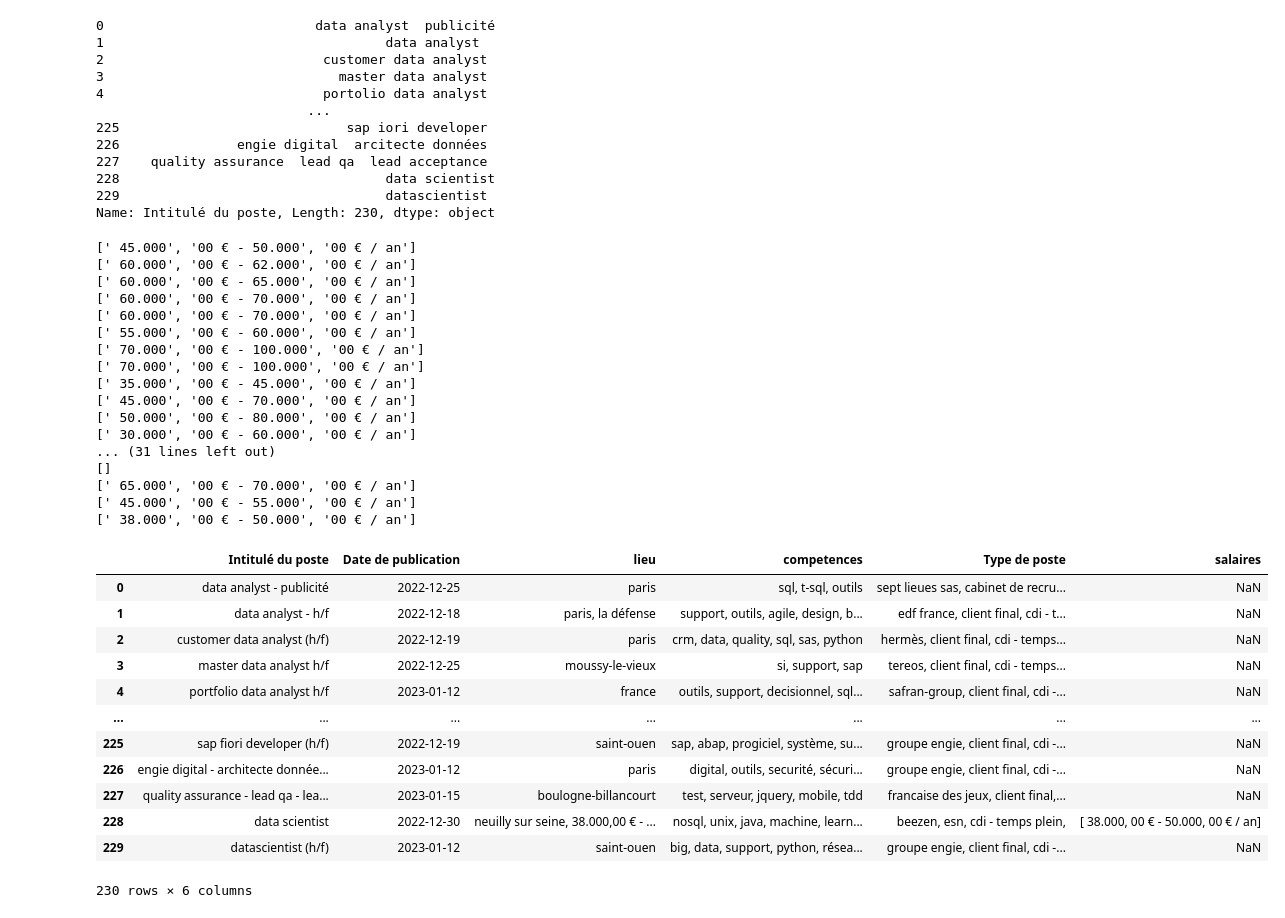
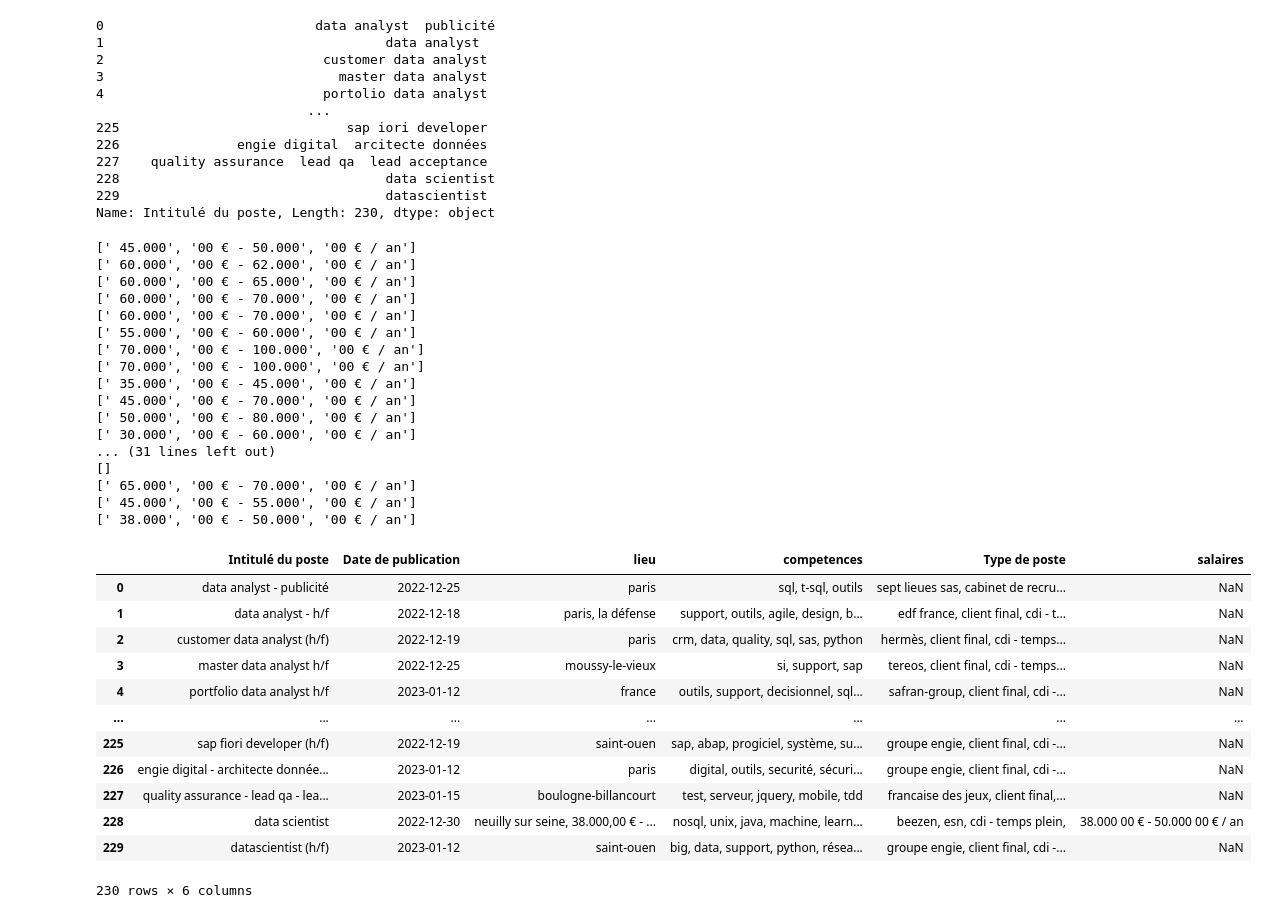
Before and after one commit to data-IA-2022/Find_job_Fengfeng_Asmae_David, a Jupyter notebook: trouve_ton_job.ipynb, the cells around one changed output. Cells and saved outputs as stored; diff of their text form; code cells hidden in the pictures.

```diff
--- a/trouve_ton_job.ipynb
+++ b/trouve_ton_job.ipynb
@@ -114,40 +114,40 @@ for item in salaires:
     elif type(item) is str:
         element = item.split(',')[1:]
         print(element)
-        if element == []:
+        if len(element) >= 2:
+            salaries.append(' '.join(element))
+        else:
             salaries.append(np.nan)
-        else:
-            salaries.append(element)
 df['salaires'] = salaries
 df
 # %% [output]
 [' 45.000', '00 € - 50.000', '00 € / an']
 [' 60.000', '00 € - 62.000', '00 € / an']
 [' 60.000', '00 € - 65.000', '00 € / an']
 [' 60.000', '00 € - 70.000', '00 € / an']
 [' 60.000', '00 € - 70.000', '00 € / an']
 [' 55.000', '00 € - 60.000', '00 € / an']
 [' 70.000', '00 € - 100.000', '00 € / an']
 [' 70.000', '00 € - 100.000', '00 € / an']
 [' 35.000', '00 € - 45.000', '00 € / an']
 [' 45.000', '00 € - 70.000', '00 € / an']
 [' 50.000', '00 € - 80.000', '00 € / an']
 [' 30.000', '00 € - 60.000', '00 € / an']
 ... (31 lines left out)
 []
 [' 65.000', '00 € - 70.000', '00 € / an']
 [' 45.000', '00 € - 55.000', '00 € / an']
 [' 38.000', '00 € - 50.000', '00 € / an']
 |  | Intitulé du poste | Date de publication | lieu | competences | Type de poste | salaires |
 | 0 | data analyst - publicité | 2022-12-25 | paris | sql, t-sql, outils | sept lieues sas, cabinet de recru... | NaN |
 | 1 | data analyst - h/f | 2022-12-18 | paris, la défense | support, outils, agile, design, b... | edf france, client final, cdi - t... | NaN |
 | 2 | customer data analyst (h/f) | 2022-12-19 | paris | crm, data, quality, sql, sas, python | hermès, client final, cdi - temps... | NaN |
 | 3 | master data analyst h/f | 2022-12-25 | moussy-le-vieux | si, support, sap | tereos, client final, cdi - temps... | NaN |
 | 4 | portfolio data analyst h/f | 2023-01-12 | france | outils, support, decisionnel, sql... | safran-group, client final, cdi -... | NaN |
 | ... | ... | ... | ... | ... | ... | ... |
 | 225 | sap fiori developer (h/f) | 2022-12-19 | saint-ouen | sap, abap, progiciel, système, su... | groupe engie, client final, cdi -... | NaN |
 | 226 | engie digital - architecte donnée... | 2023-01-12 | paris | digital, outils, securité, sécuri... | groupe engie, client final, cdi -... | NaN |
 | 227 | quality assurance - lead qa - lea... | 2023-01-15 | boulogne-billancourt | test, serveur, jquery, mobile, tdd | francaise des jeux, client final,... | NaN |
-| 228 | data scientist | 2022-12-30 | neuilly sur seine, 38.000,00 € - ... | nosql, unix, java, machine, learn... | beezen, esn, cdi - temps plein, | [ 38.000, 00 € - 50.000, 00 € / an] |
+| 228 | data scientist | 2022-12-30 | neuilly sur seine, 38.000,00 € - ... | nosql, unix, java, machine, learn... | beezen, esn, cdi - temps plein, | 38.000 00 € - 50.000 00 € / an |
 | 229 | datascientist (h/f) | 2023-01-12 | saint-ouen | big, data, support, python, résea... | groupe engie, client final, cdi -... | NaN |
 230 rows × 6 columns
```
Also changed, not shown: parts of 6 cells of this notebook, 2 other files.
